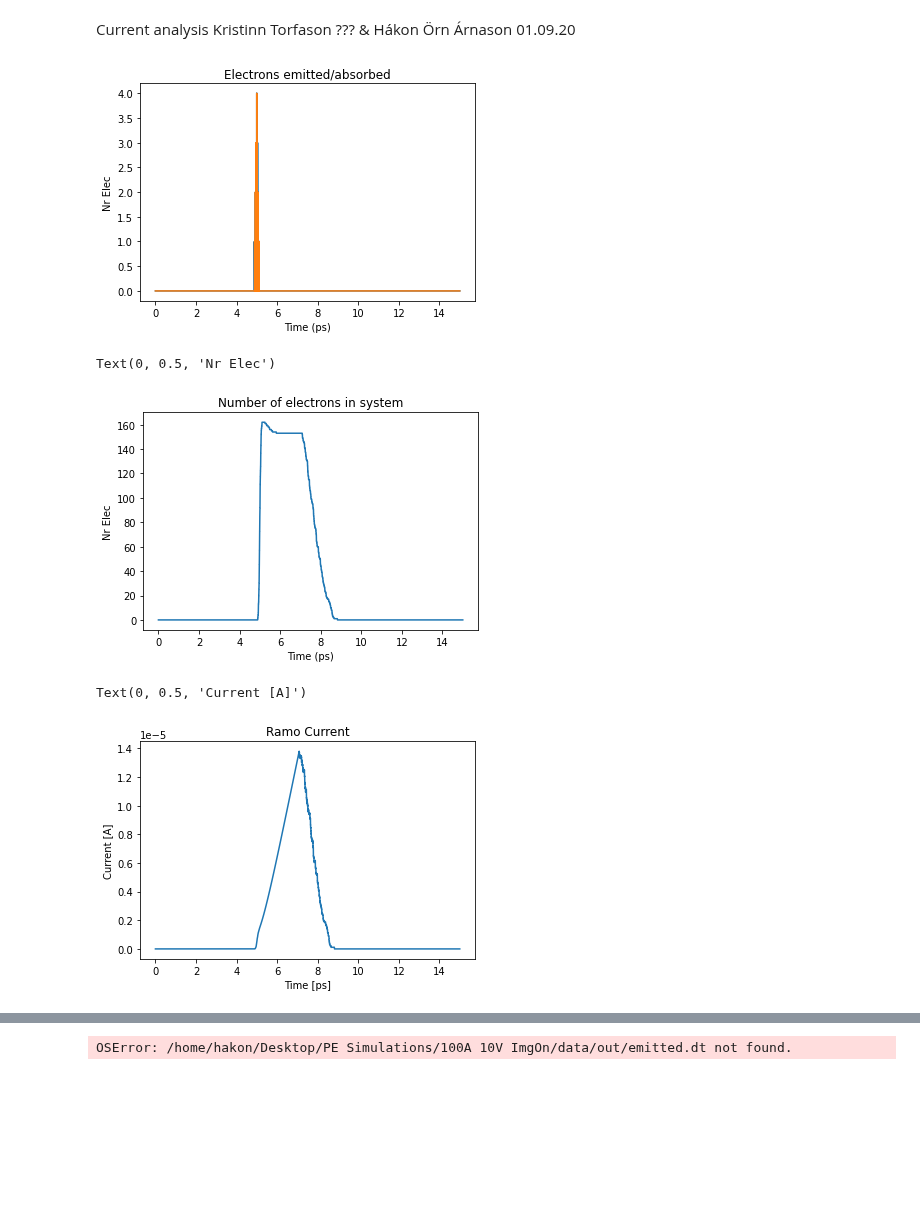
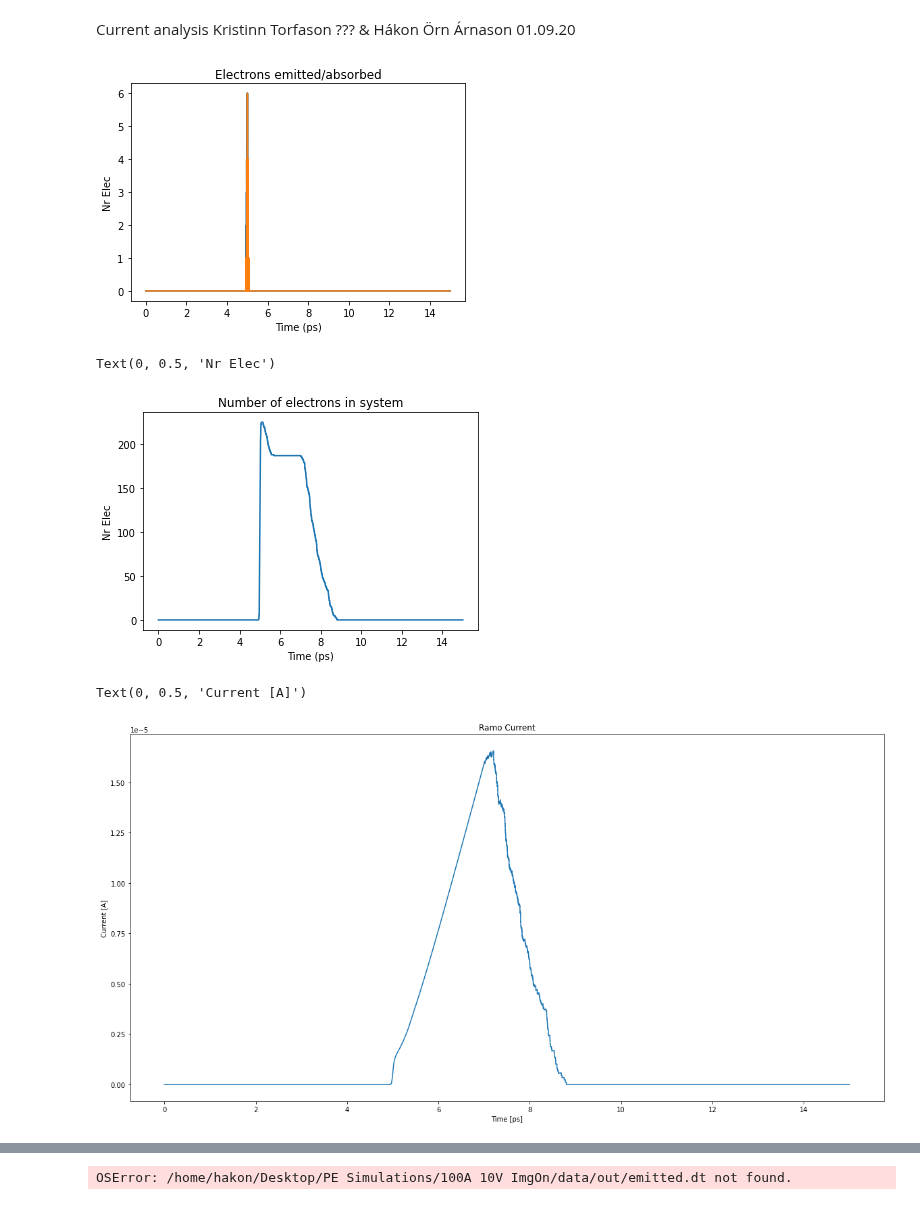
Before and after one commit to NanoPhysicsCenter/RUMDEED, a Jupyter notebook: scripts/density plots/Current_sec.ipynb, the cells around one changed output, grey strips where cells are left out. Drawn from its saved outputs; the diff is of its cells as text; code cells hidden in the pictures; blank space fills up the shorter version.

```diff
--- a/scripts/density plots/Current_sec.ipynb
+++ b/scripts/density plots/Current_sec.ipynb
@@ -5,10 +5,10 @@ Hákon Örn Árnason 01.09.20
 # %%
 import numpy as np
 import matplotlib.pyplot as plt
-%matplotlib inline
+#%matplotlib inline
 import os.path as path
 from scipy.constants import pi, e, hbar, m_e, epsilon_0
-filepath = '/home/hakon/Documents/PE Simulations/Aug10/100sigma/20' # Insert the path to data folder
+filepath = '/home/hakon/Documents/PE Simulations/Aug10/50sigma/20' # Insert the path to data folder
 filepath1 = '/home/hakon/Documents/PE Simulations/Aug10/1000sigma/25/' # Insert the path to data folder
 filepath3 = '/home/hakon/Documents/Code/Vacuum-MD/data/1000sigma/2/' # Insert the path to data folder
 filepath5 = '/home/hakon/Documents/Code/Vacuum-MD/data/1000sigma/20/' # Insert the path to data folder
@@ -77,7 +77,7 @@ plt.xlabel('Time (ps)')
 plt.ylabel('Nr Elec')
 plt.show()
 # %% [output]
-[figure, old version]
+[figure, new version]
 # %%
 plt.plot(cur_time, nrElec)
 plt.title('Number of electrons in system')
@@ -85,15 +85,17 @@ plt.xlabel('Time (ps)')
 plt.ylabel('Nr Elec')
 # %% [output]
 Text(0, 0.5, 'Nr Elec')
-[figure, old version]
+[figure, new version]
 # %%
+
+plt.subplots(figsize=(20, 10))
 plt.plot(cur_time, ramo_cur)
 plt.title('Ramo Current')
 plt.xlabel('Time [ps]')
 plt.ylabel('Current [A]')
 # %% [output]
 Text(0, 0.5, 'Current [A]')
-[figure, old version]
+[figure, new version]
 # %%
 charge = []
 tot_ramo = 0
```
Also changed, not shown: parts of 1 cell of this notebook, 1 other file.
